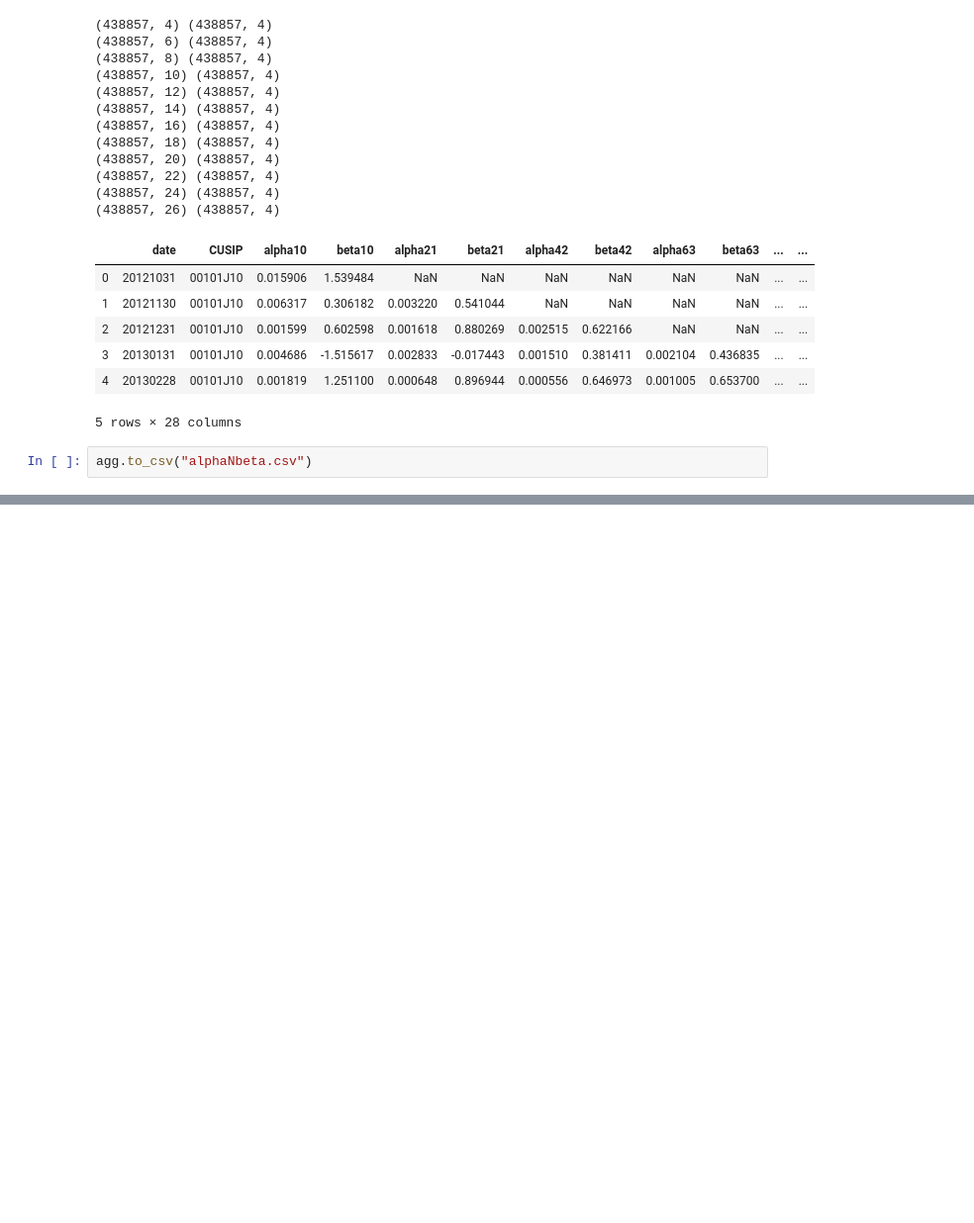
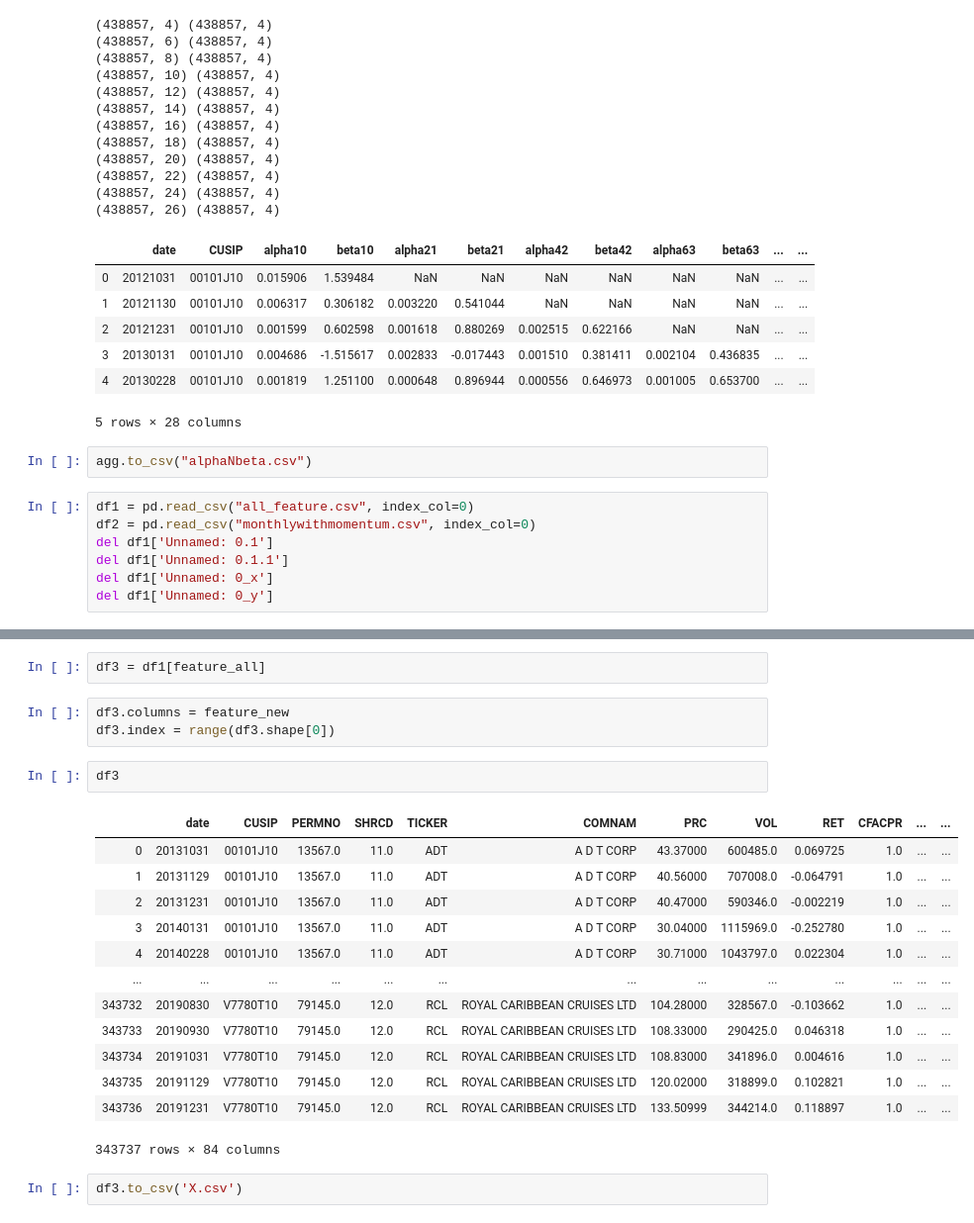
Before and after one commit to danielzzhou/mlteamproject, a Jupyter notebook: Untitled4(1).ipynb, the cells around one changed output, grey strips where cells are left out. Shown at 99% size. Drawn from its saved outputs; the diff is of its cells as text; blank space fills up the shorter version.

```diff
--- a/Untitled4(1).ipynb
+++ b/Untitled4(1).ipynb
@@ -157,3 +157,10 @@ agg.head()
 5 rows × 28 columns
 # %%
 agg.to_csv("alphaNbeta.csv")
+# %%
+df1 = pd.read_csv("all_feature.csv", index_col=0)
+df2 = pd.read_csv("monthlywithmomentum.csv", index_col=0)
+del df1['Unnamed: 0.1']
+del df1['Unnamed: 0.1.1']
+del df1['Unnamed: 0_x']
+del df1['Unnamed: 0_y']
@@ -159,0 +297,23 @@ agg.to_csv("alphaNbeta.csv")
+# %%
+df3 = df1[feature_all]
+# %%
+df3.columns = feature_new
+df3.index = range(df3.shape[0])
+# %%
+df3
+# %% [output]
+|  | date | CUSIP | PERMNO | SHRCD | TICKER | COMNAM | PRC | VOL | RET | CFACPR | ... | ... |
+| 0 | 20131031 | 00101J10 | 13567.0 | 11.0 | ADT | A D T CORP | 43.37000 | 600485.0 | 0.069725 | 1.0 | ... | ... |
+| 1 | 20131129 | 00101J10 | 13567.0 | 11.0 | ADT | A D T CORP | 40.56000 | 707008.0 | -0.064791 | 1.0 | ... | ... |
+| 2 | 20131231 | 00101J10 | 13567.0 | 11.0 | ADT | A D T CORP | 40.47000 | 590346.0 | -0.002219 | 1.0 | ... | ... |
+| 3 | 20140131 | 00101J10 | 13567.0 | 11.0 | ADT | A D T CORP | 30.04000 | 1115969.0 | -0.252780 | 1.0 | ... | ... |
+| 4 | 20140228 | 00101J10 | 13567.0 | 11.0 | ADT | A D T CORP | 30.71000 | 1043797.0 | 0.022304 | 1.0 | ... | ... |
+| ... | ... | ... | ... | ... | ... | ... | ... | ... | ... | ... | ... | ... |
+| 343732 | 20190830 | V7780T10 | 79145.0 | 12.0 | RCL | ROYAL CARIBBEAN CRUISES LTD | 104.28000 | 328567.0 | -0.103662 | 1.0 | ... | ... |
+| 343733 | 20190930 | V7780T10 | 79145.0 | 12.0 | RCL | ROYAL CARIBBEAN CRUISES LTD | 108.33000 | 290425.0 | 0.046318 | 1.0 | ... | ... |
+| 343734 | 20191031 | V7780T10 | 79145.0 | 12.0 | RCL | ROYAL CARIBBEAN CRUISES LTD | 108.83000 | 341896.0 | 0.004616 | 1.0 | ... | ... |
+| 343735 | 20191129 | V7780T10 | 79145.0 | 12.0 | RCL | ROYAL CARIBBEAN CRUISES LTD | 120.02000 | 318899.0 | 0.102821 | 1.0 | ... | ... |
+| 343736 | 20191231 | V7780T10 | 79145.0 | 12.0 | RCL | ROYAL CARIBBEAN CRUISES LTD | 133.50999 | 344214.0 | 0.118897 | 1.0 | ... | ... |
+343737 rows × 84 columns
+# %%
+df3.to_csv('X.csv')
```
Also changed, not shown: parts of 7 cells of this notebook, 1 other file.
